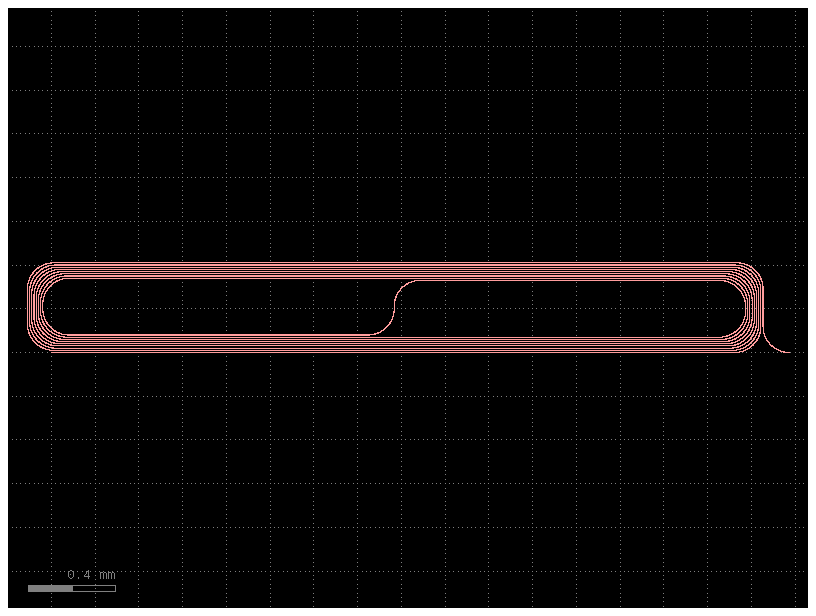
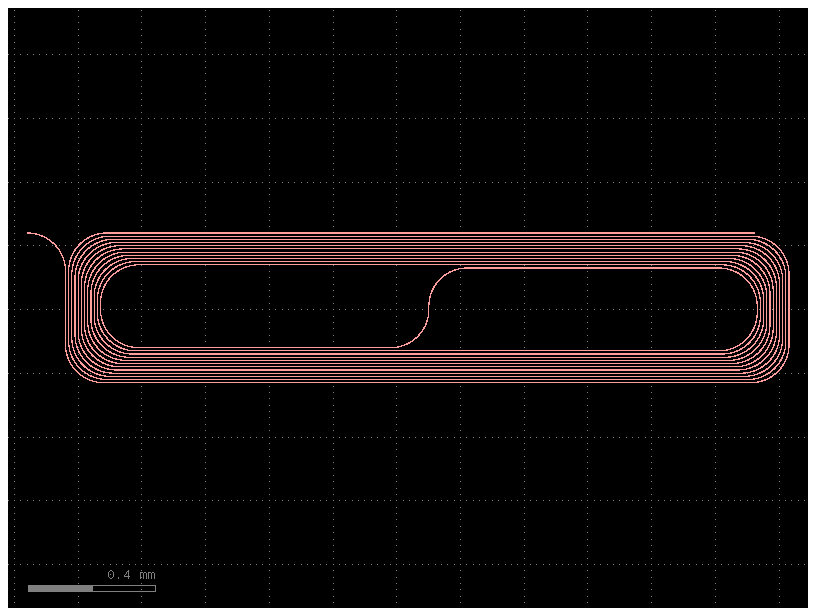
Unified diff of the notebook cell whose output changed from the first chart to the second:
--- before
+++ after
@@ -1,2 +1,3 @@
-spirals[0].plot()
-spirals[0].draw.ports()
+#DEBO CAMBIAR LA WIDTH DE LA ESPIRAL A 0.45 UM, AHORA ESTÁ EN 0.5 UM
+spiral.plot()
+print(spiral.ports)

Commit: layout